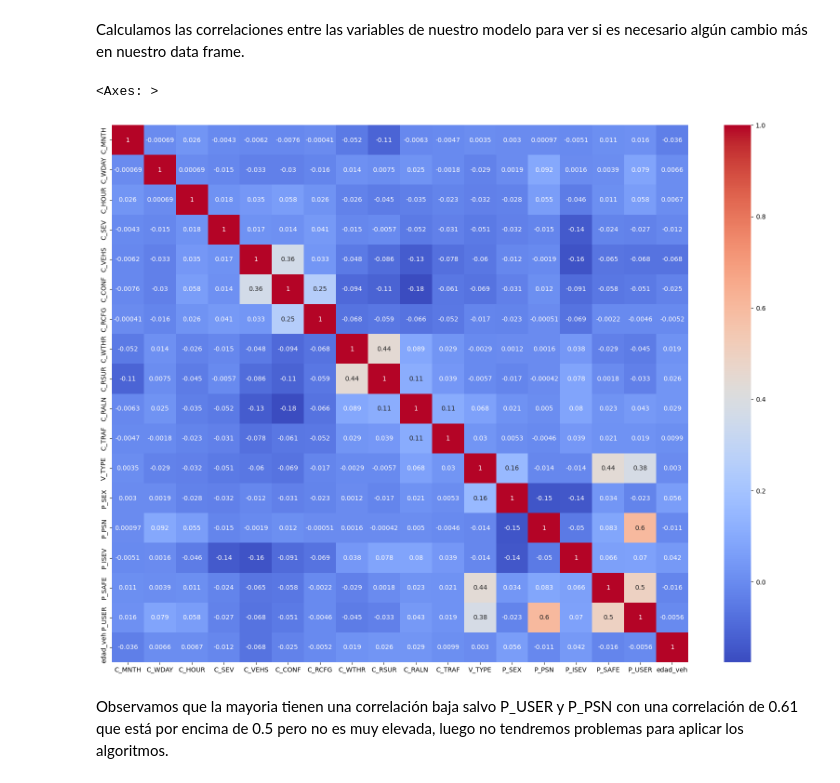
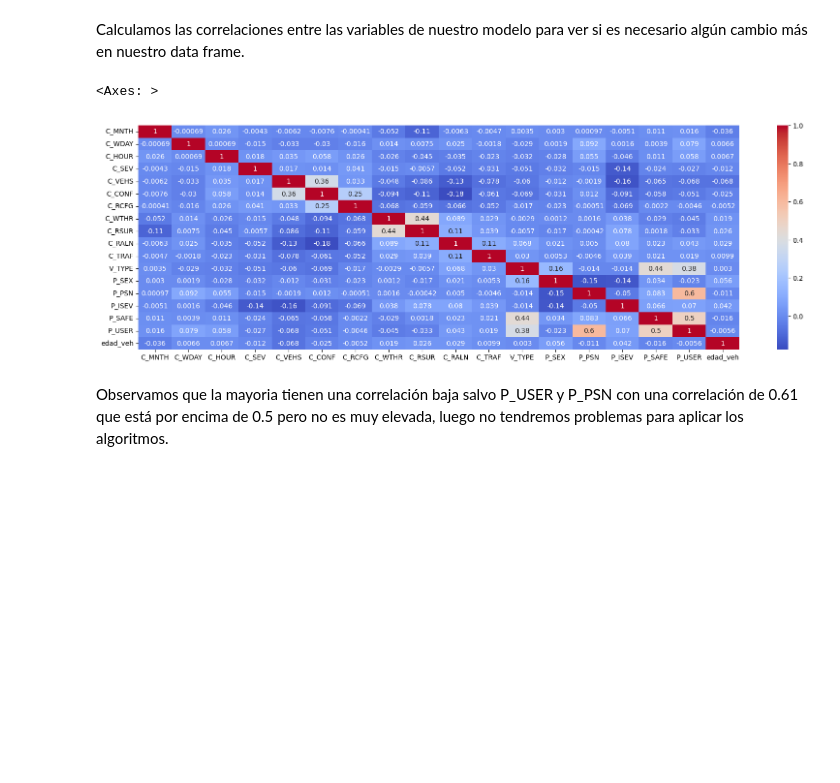
Before and after one commit to SaraCaballeroSan/Proyecto-Accidentes-Canada-Machine-Learning-2023, a Jupyter notebook: mach_final.ipynb, the cells around one changed output. Drawn from its saved outputs; the diff is of its cells as text; code cells hidden in the pictures; blank space fills up the shorter version.

```diff
--- a/mach_final.ipynb
+++ b/mach_final.ipynb
@@ -827,11 +827,11 @@ plt.show()
 # %% [markdown]
 Calculamos las correlaciones entre las variables de nuestro modelo para ver si es necesario algún cambio más en nuestro data frame.
 # %%
-plt.figure(figsize=(20,15))
+plt.figure(figsize=(20,6))
 sns.heatmap(df.corr(),annot=True,cmap='coolwarm')
 # %% [output]
 <Axes: >
-[figure, old version]
+[figure, new version]
 # %% [markdown]
 Observamos que la mayoria tienen una correlación baja salvo P_USER y P_PSN con una correlación de 0.61 que está por encima de 0.5 pero no es muy elevada, luego no tendremos problemas para aplicar los algoritmos.
 # %% [markdown]
```
Also changed, not shown: parts of 9 cells of this notebook.
